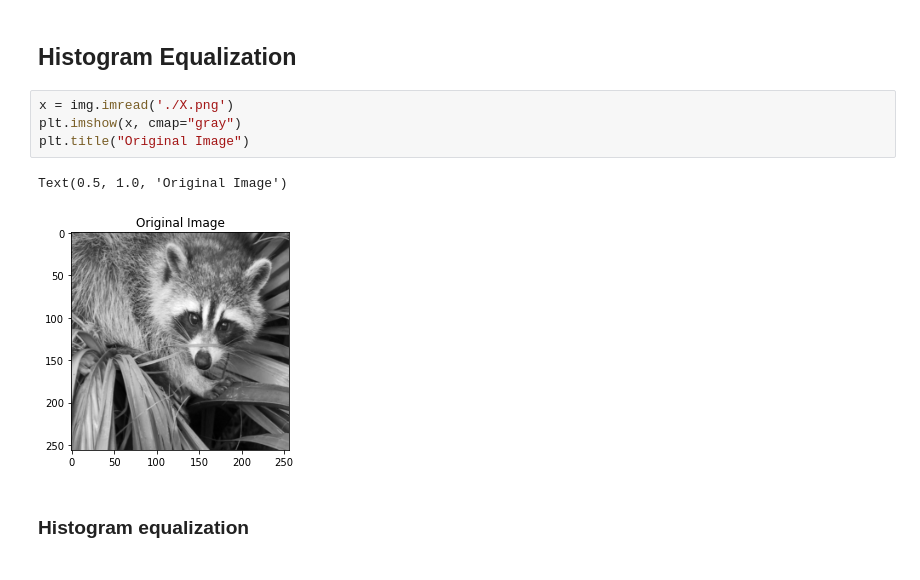
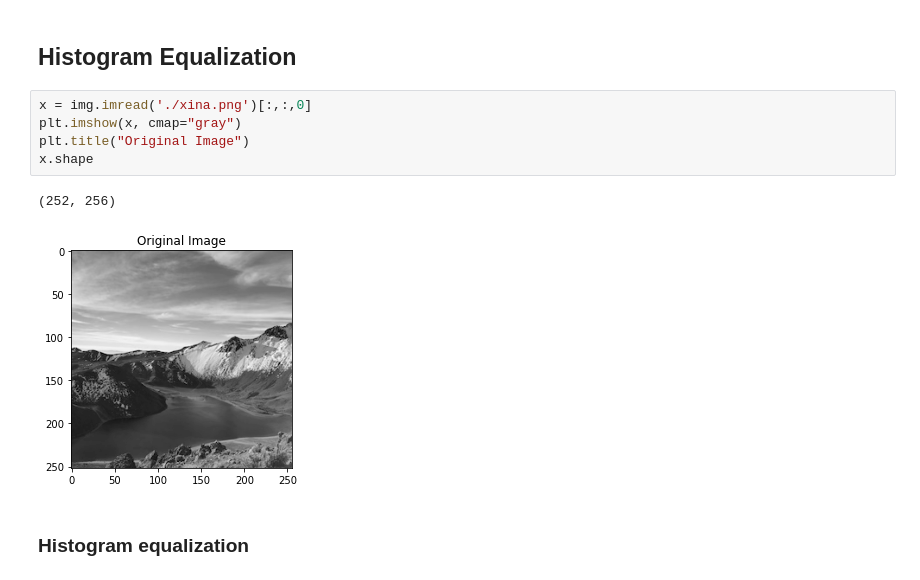
Before and after one commit to reyesp23/ComputerVision, a Jupyter notebook: IP-1-HistogramEqualization/HistogramEq.ipynb, the cells around one changed output. Drawn from its saved outputs; the diff is of its cells as text.

Commit message:
Change Image

```diff
--- a/IP-1-HistogramEqualization/HistogramEq.ipynb
+++ b/IP-1-HistogramEqualization/HistogramEq.ipynb
@@ -8,12 +8,13 @@ import scipy.ndimage as ndi
 # %% [markdown]
 ## Histogram Equalization
 # %%
-x = img.imread('./X.png')
+x = img.imread('./xina.png')[:,:,0]
 plt.imshow(x, cmap="gray")
 plt.title("Original Image")
+x.shape
 # %% [output]
-Text(0.5, 1.0, 'Original Image')
+(252, 256)
-[figure, old version]
+[figure, new version]
 # %% [markdown]
 ### Histogram equalization
 # %% [markdown]
```
Also changed, not shown: parts of 6 cells of this notebook, 3 other files.
